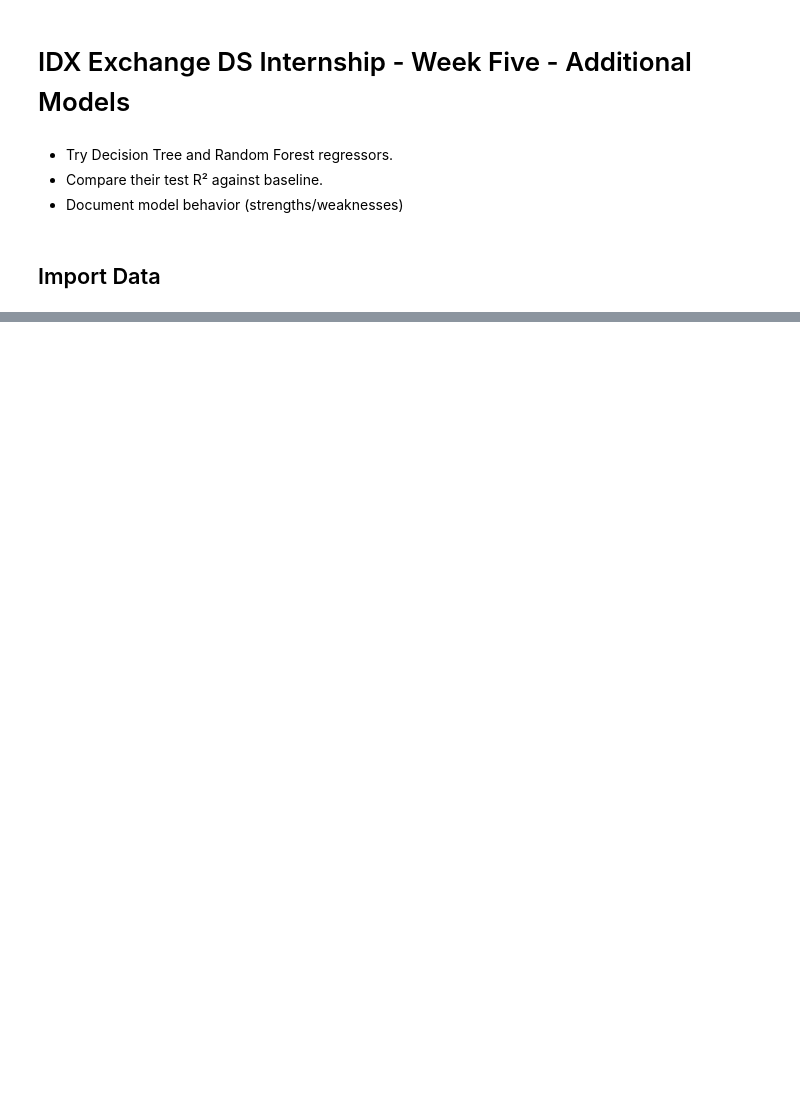
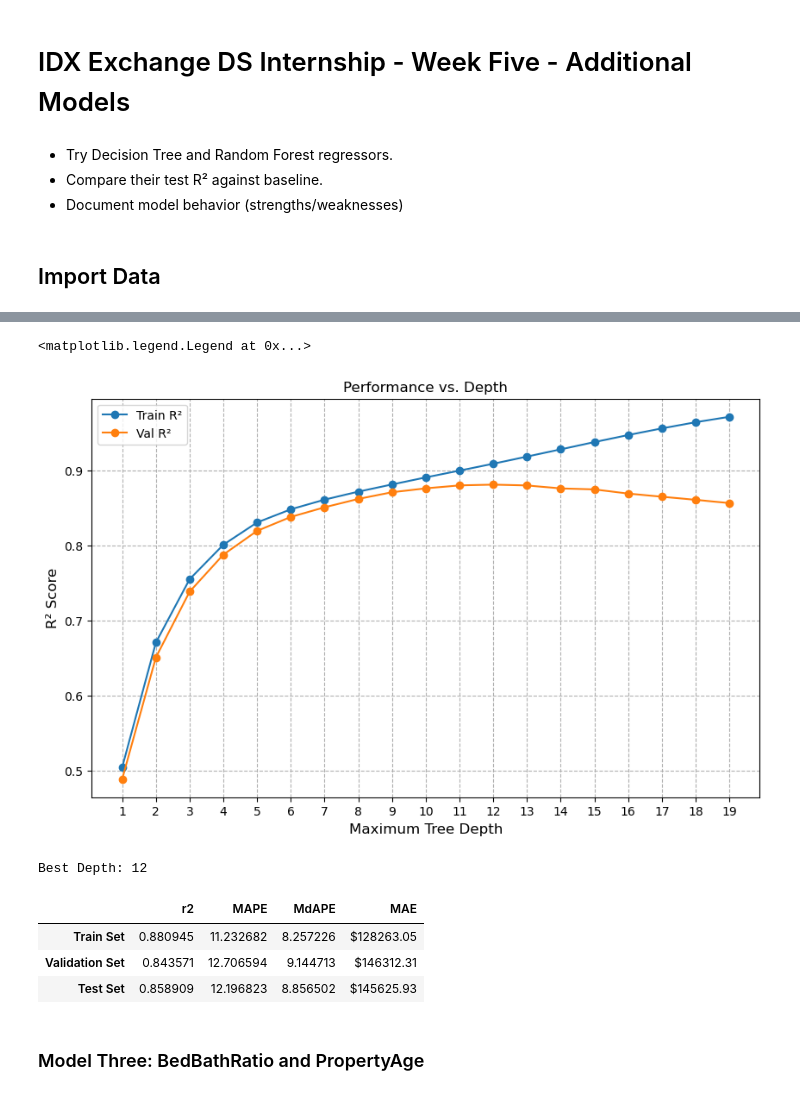
Before and after one commit to Smorgasbordy/IDX-Exchange-Data-Science, a Jupyter notebook: 04_model_comparison.ipynb, the cells around one changed output, grey strips where cells are left out. Drawn from its saved outputs; the diff is of its cells as text; code cells hidden in the pictures; blank space fills up the shorter version.

```diff
--- a/04_model_comparison.ipynb
+++ b/04_model_comparison.ipynb
@@ -725,0 +312,19 @@ The model performs very very slightly better when min_samples_leaf is set to 3 i
+# %%
+# ClosePriceLog had its largest values dropped during preprocessing
+# Winsorize the other large numeric variables to see if this improves performance
+# Columns to winsorize: "LivingAreaLog", "AssociationFeeLog", "LotSizeSquareFeetLog"
+
+winz_tv = train_and_val.copy()
+winz_test = testing.copy()
+
+upper_bound = winz_tv["LivingAreaLog"].quantile(0.95)
+winz_tv["LivingAreaLog"] = winz_tv["LivingAreaLog"].clip(lower=0, upper=upper_bound)
+winz_test["LivingAreaLog"] = winz_test["LivingAreaLog"].clip(lower=0, upper=upper_bound)
+
+upper_bound = winz_tv["AssociationFeeLog"].quantile(0.95)
+winz_tv["AssociationFeeLog"] = winz_tv["AssociationFeeLog"].clip(lower=0, upper=upper_bound)
+winz_test["AssociationFeeLog"] = winz_test["AssociationFeeLog"].clip(lower=0, upper=upper_bound)
+
+upper_bound = winz_tv["LotSizeSquareFeetLog"].quantile(0.95)
+winz_tv["LotSizeSquareFeetLog"] = winz_tv["LotSizeSquareFeetLog"].clip(lower=0, upper=upper_bound)
+winz_test["LotSizeSquareFeetLog"] = winz_test["LotSizeSquareFeetLog"].clip(lower=0, upper=upper_bound)
@@ -725,0 +351,57 @@ The model performs very very slightly better when min_samples_leaf is set to 3 i
+# %%
+depths = range(1, 20)
+
+train_r2_scores = {}
+val_r2_scores = {}
+
+for depth in depths:
+    model = DecisionTreeRegressor(max_depth=depth, random_state=42)
+    model.fit(x_train, y_train)
+
+    train_r2 = model.score(x_train, y_train)
+    val_r2 = model.score(x_val, y_val)
+
+    train_r2_scores[depth] = train_r2
+    val_r2_scores[depth] = val_r2
+# %%
+plt.figure(figsize=(10, 6))
+plt.plot(train_r2_scores.keys(), list(train_r2_scores.values()), marker="o", label="Train R²")
+plt.plot(val_r2_scores.keys(), list(val_r2_scores.values()), marker="o", label="Val R²")
+
+plt.xlabel("Maximum Tree Depth", fontsize=12)
+plt.ylabel("R² Score", fontsize=12)
+plt.title("Performance vs. Depth")
+plt.xticks(depths)
+plt.grid(True, linestyle="--")
+plt.legend()
+# %% [output]
+<matplotlib.legend.Legend at 0x...>
+[figure, added]
+# %%
+best_depth = max(val_r2_scores, key=val_r2_scores.get)
+print(f"Best Depth: {best_depth}")
+
+model = DecisionTreeRegressor(max_depth=best_depth, random_state=42)
+model.fit(x_train, y_train)
+
+pred_train = model.predict(x_train)
+pred_val = model.predict(x_val)
+pred_test = model.predict(x_test)
+
+r2_train, mape_train, mdape_train, mae_train = metrics(y_train, pred_train)
+r2_val, mape_val, mdape_val, mae_val = metrics(y_val, pred_val)
+r2_test, mape_test, mdape_test, mae_test = metrics(y_test, pred_test)
+# %% [output]
+Best Depth: 12
+# %%
+model_two_v1 = metric_df(r2_train, mape_train, mdape_train, mae_train,
+                        r2_val, mape_val, mdape_val, mae_val,
+                        r2_test, mape_test, mdape_test, mae_test)
+model_two_v1
+# %% [output]
+|  | r2 | MAPE | MdAPE | MAE |
+| Train Set | 0.880945 | 11.232682 | 8.257226 | $128263.05 |
+| Validation Set | 0.843571 | 12.706594 | 9.144713 | $146312.31 |
+| Test Set | 0.858909 | 12.196823 | 8.856502 | $145625.93 |
+# %% [markdown]
+### Model Three: BedBathRatio and PropertyAge
```
Also changed, not shown: parts of 179 cells of this notebook.
